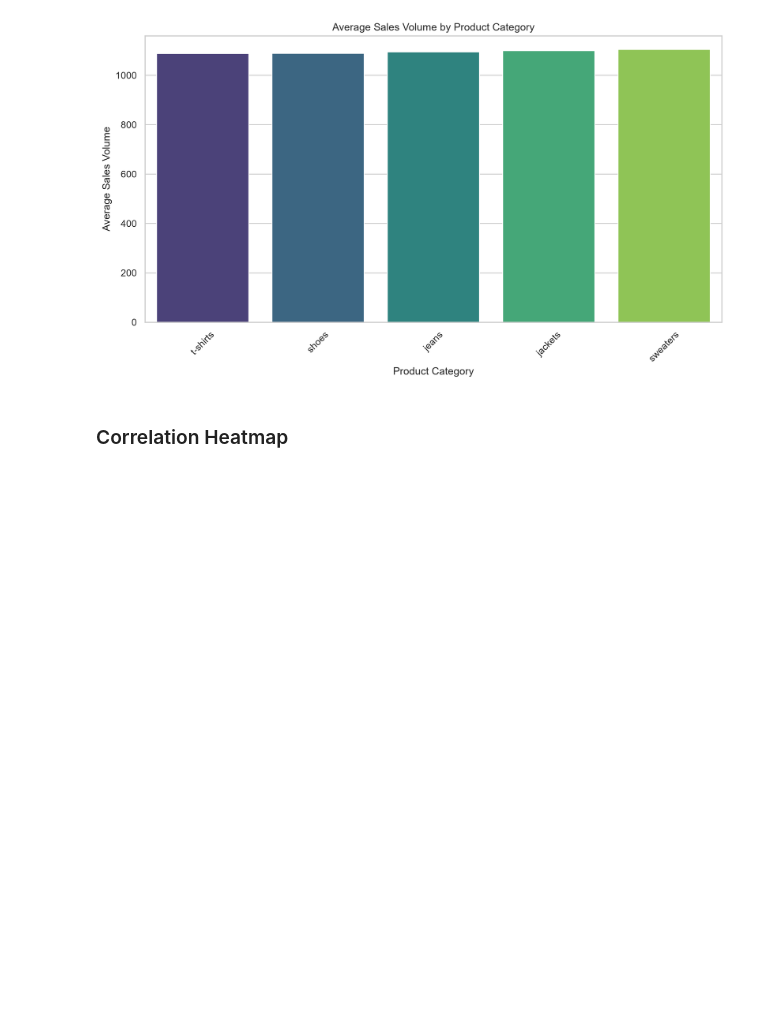
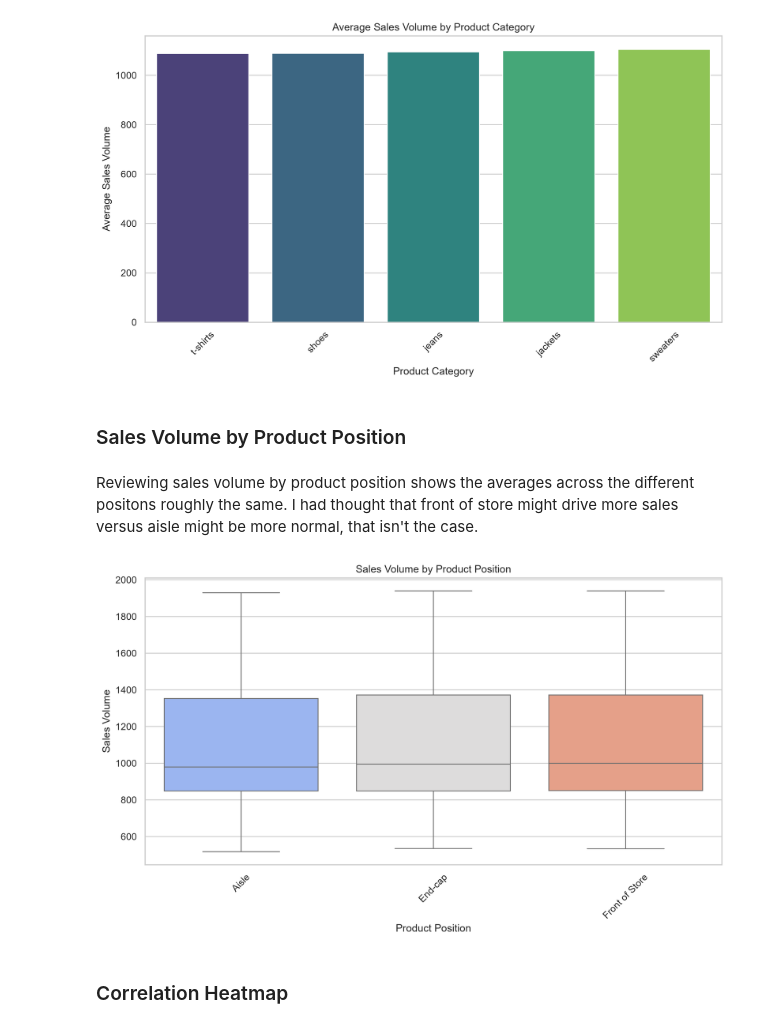
Before and after one commit to cowardclaire/capstone-project, a Jupyter notebook: jupyter_notebooks/Notebook_Template.ipynb, the cells around one changed output. Drawn from its saved outputs; the diff is of its cells as text; code cells hidden in the pictures; blank space fills up the shorter version.

Commit message:
added sales volume by product position visual which shows that position in store does not drive any difference in sales volume

```diff
--- a/jupyter_notebooks/Notebook_Template.ipynb
+++ b/jupyter_notebooks/Notebook_Template.ipynb
@@ -238,6 +238,17 @@ img_path = os.path.join(project_root, "visuals", "eda", "sales_volume_by_categor
 Image(img_path)
 # %% [output]
 [figure]
+# %% [markdown]
+### Sales Volume by Product Position
+# %% [markdown]
+Reviewing sales volume by product position shows the averages across the different positons roughly the same. I had thought that front of store might drive more sales versus aisle might be more normal, that isn't the case.
+# %%
+from IPython.display import Image
+
+img_path = os.path.join(project_root, "visuals", "eda", "sales_volume_by_position.png")
+Image(img_path)
+# %% [output]
+[figure, added]
 # %% [markdown]
 ### Correlation Heatmap
 # %% [markdown]
```
